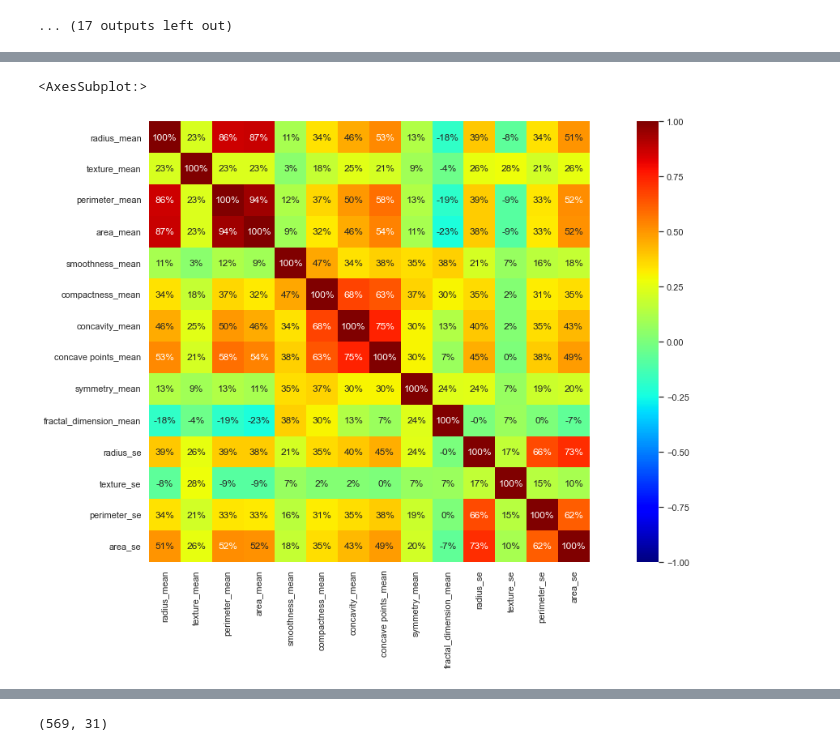
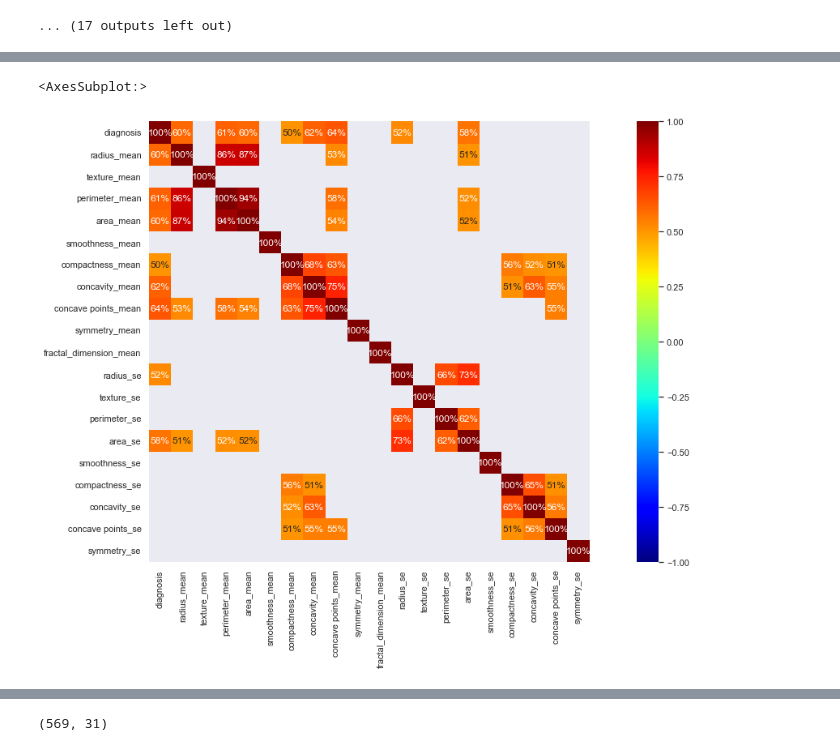
Before and after one commit to SebastianCarvalhoSalazar/prueba_tecnica_01, a Jupyter notebook: notebooks/preprocessing.ipynb, the cells around one changed output, grey strips where cells are left out. Drawn from its saved outputs; the diff is of its cells as text; code cells hidden in the pictures.

```diff
--- a/notebooks/preprocessing.ipynb
+++ b/notebooks/preprocessing.ipynb
@@ -313,7 +340,8 @@ LeveneResult(statistic=622.2790512286713, pvalue=6.982862945022256e-110)
 # %%
 plt.figure(figsize=(21,10))
-cor_matrix = df_filtered.iloc[:,1:15].corr('kendall')
-sns.heatmap(cor_matrix,vmin=-1,vmax=1,cmap="jet",center=0,annot=True,fmt=".0%",square=True)
+cor_matrix = df_filtered.iloc[:,0:20].corr('kendall')
+cor_matrix_filter = cor_matrix[(cor_matrix > 0.5) | (cor_matrix < -0.5)]
+sns.heatmap(cor_matrix_filter ,vmin=-1, vmax=1,cmap="jet", center=0, annot=True, fmt=".0%", square=True)
 # %% [output]
 <AxesSubplot:>
-[figure, old version]
+[figure, new version]
```
Also changed, not shown: parts of 49 cells of this notebook, 4 other files.
